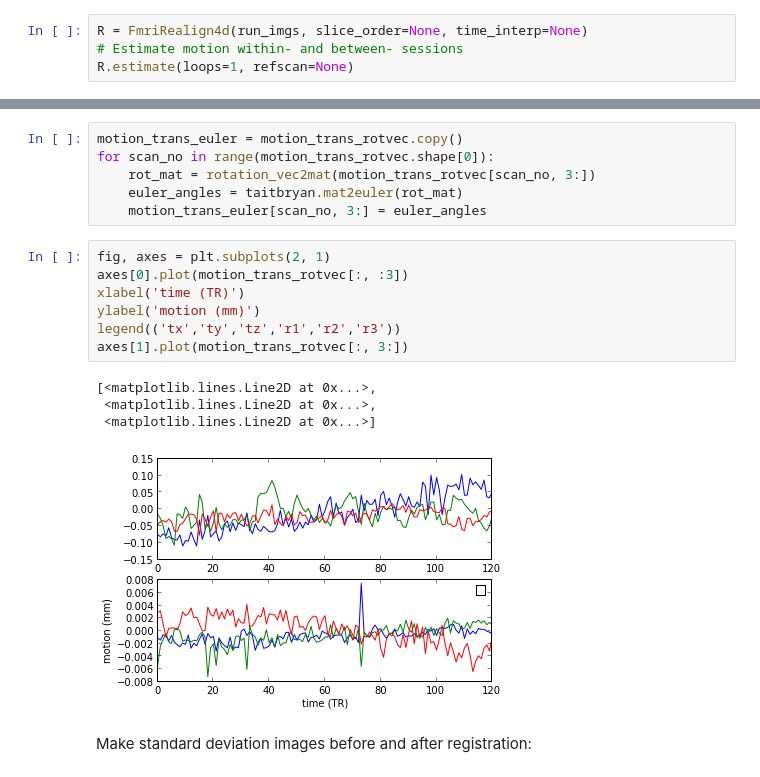
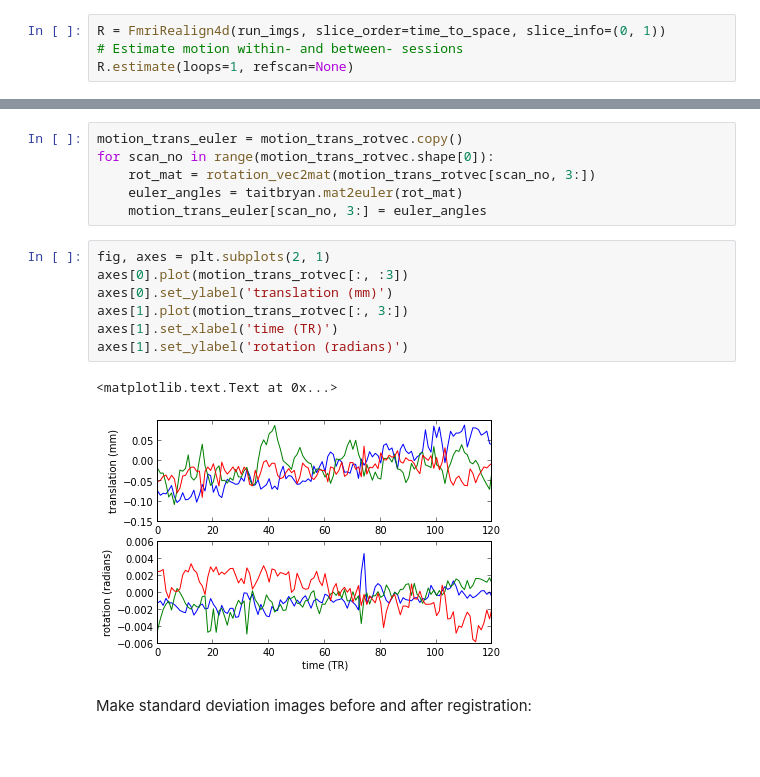
Before and after one commit to practical-neuroimaging/pna-notebooks, a Jupyter notebook: motion_correction.ipynb, the cells around one changed output, grey strips where cells are left out. Drawn from its saved outputs; the diff is of its cells as text; blank space fills up the shorter version.

Commit message:
Updating motion correction notebook
Adding back combined slice timing and motion correction.

```diff
--- a/motion_correction.ipynb
+++ b/motion_correction.ipynb
@@ -67,7 +67,7 @@ run_fnames = run_fnames[:2]
 # Make filenames into images
 run_imgs = [load_image(fname) for fname in run_fnames]
 # %%
-R = FmriRealign4d(run_imgs, slice_order=None, time_interp=None)
+R = FmriRealign4d(run_imgs, slice_order=time_to_space, slice_info=(0, 1))
 # Estimate motion within- and between- sessions
 R.estimate(loops=1, refscan=None)
 # %% [output]
@@ -126,15 +126,13 @@ for scan_no in range(motion_trans_rotvec.shape[0]):
 # %%
 fig, axes = plt.subplots(2, 1)
 axes[0].plot(motion_trans_rotvec[:, :3])
-xlabel('time (TR)')
-ylabel('motion (mm)')
-legend(('tx','ty','tz','r1','r2','r3'))
+axes[0].set_ylabel('translation (mm)')
 axes[1].plot(motion_trans_rotvec[:, 3:])
+axes[1].set_xlabel('time (TR)')
+axes[1].set_ylabel('rotation (radians)')
 # %% [output]
-[<matplotlib.lines.Line2D at 0x...>,
- <matplotlib.lines.Line2D at 0x...>,
- <matplotlib.lines.Line2D at 0x...>]
+<matplotlib.text.Text at 0x...>
-[figure, old version]
+[figure, new version]
 # %% [markdown]
 Make standard deviation images before and after registration:
 # %%
```
Also changed, not shown: parts of 1 cell of this notebook.
